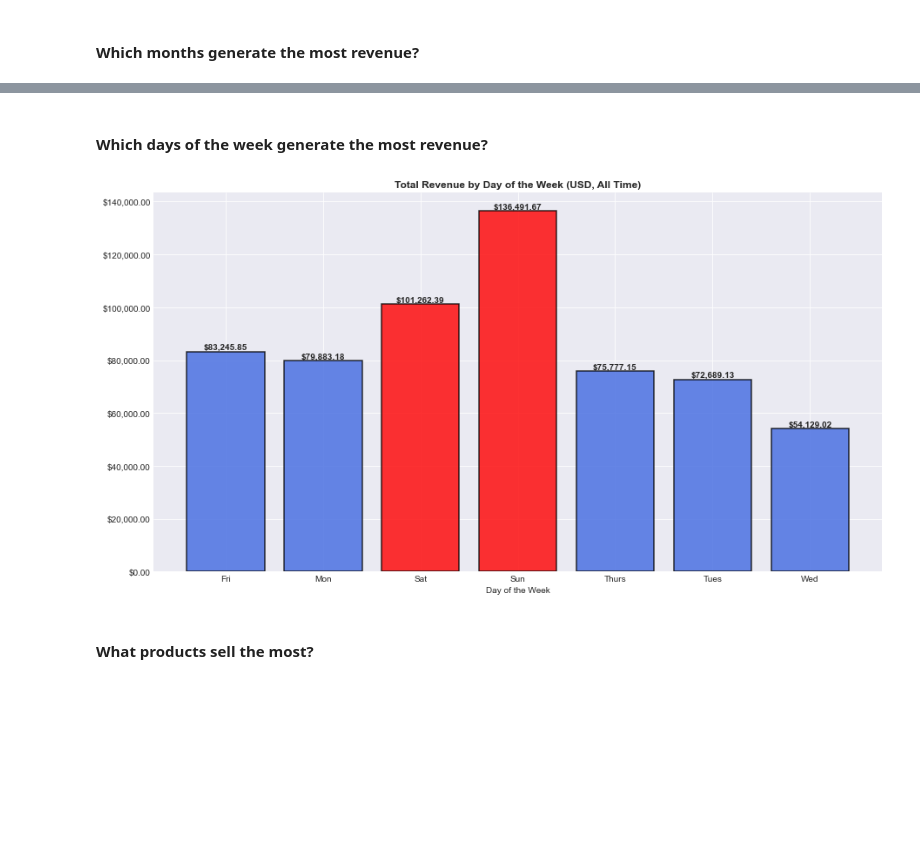
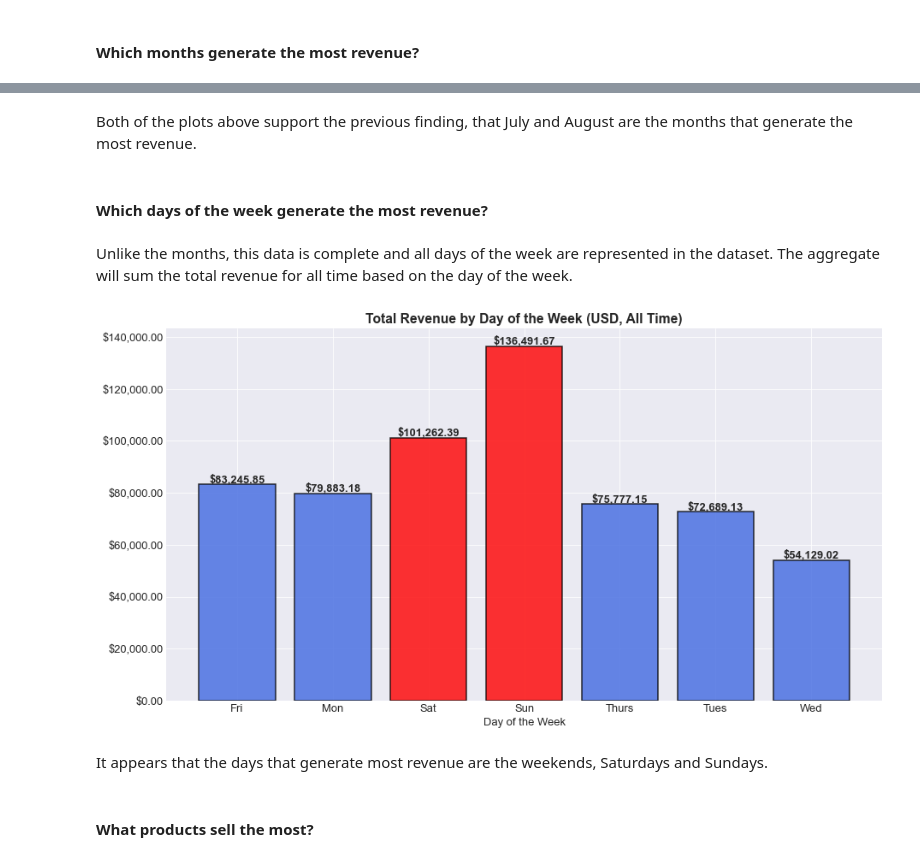
Before and after one commit to TrinityGahagen2K/french-bakery-analysis, a Jupyter notebook: french_bakery_analysis.ipynb, the cells around one changed output, grey strips where cells are left out. Cells and saved outputs as stored; diff of their text form; code cells hidden in the pictures; blank space fills up the shorter version.

```diff
--- a/french_bakery_analysis.ipynb
+++ b/french_bakery_analysis.ipynb
@@ -292,3 +342,6 @@ bakery['day_of_month'] = bakery['date'].dt.day
+# %%
+# Format the strings in the article column to be more readable, i.e. titlecase rather than all uppercase
+bakery['article'] = bakery['article'].str.title()
 # %%
 bakery.info()
 # %% [output]
@@ -315,5 +368,5 @@ memory usage: 21.4+ MB
 # %%
-# Reordering columns
+# Reorder columns
 bakery = bakery[['time_dt',
                  'date',
                  'time',
@@ -321,7 +374,7 @@ bakery = bakery[['time_dt',
                  'year',
                  'month',
                  'day_of_month',
-                 'day_of_the_week',
+                 'day_of_week',
                  'ticket_number',
                  'article',
                  'Quantity',
@@ -426,12 +494,15 @@ Most days in this seem to follow the trend of being busy in the mornings and ear
 # %%
 fig, ax = plt.subplots(figsize=(15, 8))
-data = bakery.groupby('month')['total_spent_on_quantity'].sum()
 
+# Filter for 2021, group by the month and add up the revenue for item purchased
+data = bakery[bakery['year'] == 2021].groupby('month')['total_spent_on_quantity'].sum()
+
+# Plot
 color_map = ['royalblue' for i in range(12)]
 color_map[1] = color_map[5] = 'red'
 ax.bar(data.index, data, color=color_map, lw=1.2, alpha=0.8, edgecolor='black')
 ax.set_xlabel('Month')
-ax.set_title('Total Revenue By Month (USD, All Time)')
+ax.set_title('Total Revenue By Month (USD, 2021)')
 for i in data.index:
     ax.annotate(f'${data[i]:,.02f}',
                 xy=(i, data[i] + (0.012 * ax.get_ylim()[1])),
@@ -443,0 +515,19 @@ ax.yaxis.set_major_formatter(FuncFormatter(lambda y, _: '${:,.02f}'.format(y)));
+# %%
+fig, ax = plt.subplots(figsize=(15, 8))
+
+# Do the same thing as before, but this time filtering for 2022
+data = bakery[bakery['year'] == 2022].groupby('month')['total_spent_on_quantity'].sum()
+
+# Plot
+color_map = ['royalblue' for i in range(9)]
+color_map[1] = color_map[4] = 'red'
+ax.bar(data.index, data, lw=1.2, color=color_map, alpha=0.8, edgecolor='black')
+ax.set_xlabel('Month')
+ax.set_title('Total Revenue By Month (USD, 2022)')
+for i in data.index:
+    ax.annotate(f'${data[i]:,.02f}',
+                xy=(i, data[i] + (0.012 * ax.get_ylim()[1])),
+                fontweight='bold',
+                va='center',
+                ha='center')
+ax.yaxis.set_major_formatter(FuncFormatter(lambda y, _: '${:,.02f}'.format(y)));
@@ -444,24 +536,31 @@ ax.yaxis.set_major_formatter(FuncFormatter(lambda y, _: '${:,.02f}'.format(y)));
+# %% [markdown]
+Both of the plots above support the previous finding, that July and August are the months that generate the most revenue.
 # %% [markdown]
 #### Which days of the week generate the most revenue?
+# %% [markdown]
+Unlike the months, this data is complete and all days of the week are represented in the dataset. The aggregate will sum the total revenue for all time based on the day of the week.
 # %%
 fig, ax = plt.subplots(figsize=(15, 8))
 
-data = bakery.groupby('day_of_the_week')['total_spent_on_quantity'].sum()
+# Group by days of the week and sum all revenue
+data = bakery.groupby('day_of_week')['total_spent_on_quantity'].sum()
 
 color_map = ['royalblue' for i in range(7)]
 color_map[2] = color_map[3] = 'red'
 ax.bar(x=data.index, height=data, color=color_map, lw=1.5, alpha=0.8, edgecolor='black')
 ax.set_xlabel('Day of the Week')
 ax.set_title('Total Revenue by Day of the Week (USD, All Time)')
 for i in data.index:
     ax.annotate(f'${data[i]:,.02f}',
                 xy=(i, data[i] + (0.012 * ax.get_ylim()[1])),
                 fontweight='bold',
                 va='center',
                 ha='center')
 ax.yaxis.set_major_formatter(FuncFormatter(lambda y, _: '${:,.02f}'.format(y)));
 # %% [output]
-[figure, old version]
+[figure, new version]
+# %% [markdown]
+It appears that the days that generate most revenue are the weekends, Saturdays and Sundays.
 # %% [markdown]
 #### What products sell the most?
 # %%
```
Also changed, not shown: parts of 66 cells of this notebook.
